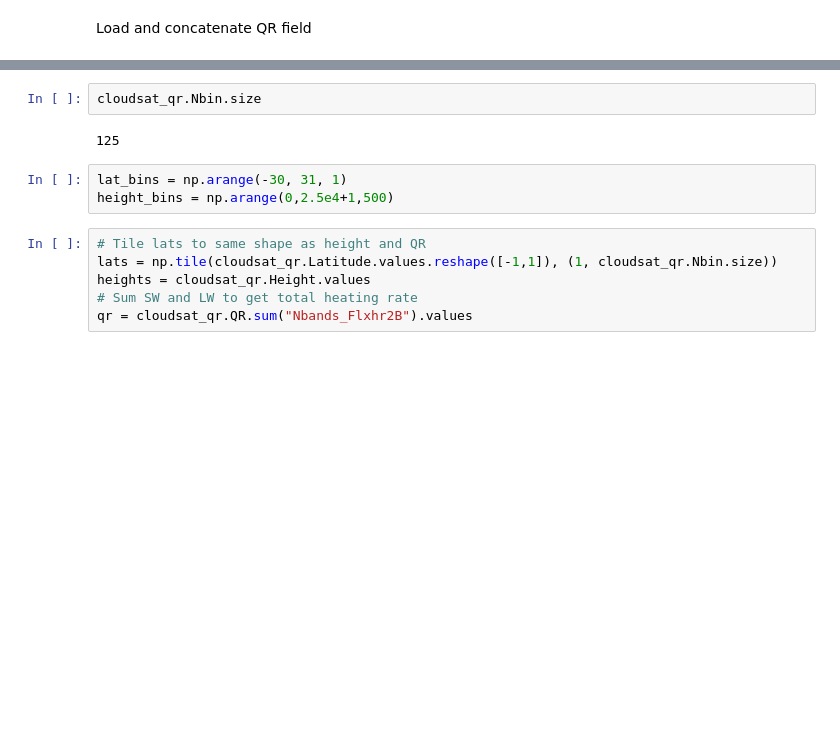
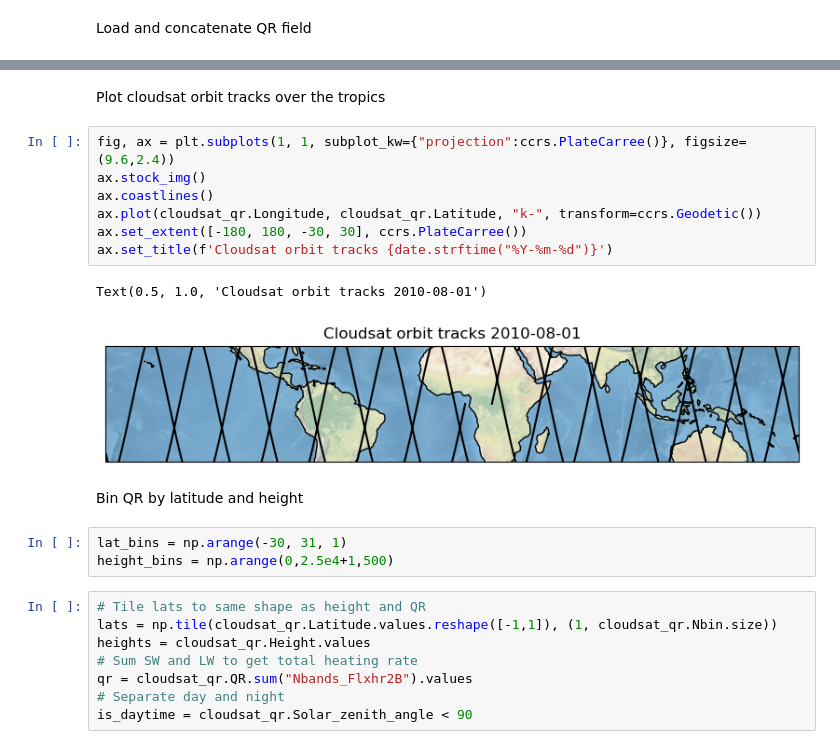
Before and after one commit to w-k-jones/CloudSatiPy, a Jupyter notebook: examples/zonal_heating_rates.ipynb, the cells around one changed output, grey strips where cells are left out. Saved outputs shown, nothing was run; the diff lists cells and outputs as text; blank space fills up the shorter version.

```diff
--- a/examples/zonal_heating_rates.ipynb
+++ b/examples/zonal_heating_rates.ipynb
@@ -77,10 +78,20 @@ Coordinates:
     product_version:    P2_R05
     start_time:         20100801011738
     end_time:           20100801025631
-# %%
-cloudsat_qr.Nbin.size
-# %% [output]
-125
+# %% [markdown]
+Plot cloudsat orbit tracks over the tropics
+# %%
+fig, ax = plt.subplots(1, 1, subplot_kw={"projection":ccrs.PlateCarree()}, figsize=(9.6,2.4))
+ax.stock_img()
+ax.coastlines()
+ax.plot(cloudsat_qr.Longitude, cloudsat_qr.Latitude, "k-", transform=ccrs.Geodetic())
+ax.set_extent([-180, 180, -30, 30], ccrs.PlateCarree())
+ax.set_title(f'Cloudsat orbit tracks {date.strftime("%Y-%m-%d")}')
+# %% [output]
+Text(0.5, 1.0, 'Cloudsat orbit tracks 2010-08-01')
+[figure, added]
+# %% [markdown]
+Bin QR by latitude and height
 # %%
 lat_bins = np.arange(-30, 31, 1)
 height_bins = np.arange(0,2.5e4+1,500)
@@ -90,5 +101,7 @@ lats = np.tile(cloudsat_qr.Latitude.values.reshape([-1,1]), (1, cloudsat_qr.Nbin
 heights = cloudsat_qr.Height.values
 # Sum SW and LW to get total heating rate
 qr = cloudsat_qr.QR.sum("Nbands_Flxhr2B").values
+# Separate day and night
+is_daytime = cloudsat_qr.Solar_zenith_angle < 90
 # %%
 # Bin data by latitude and height and calculate mean
```
Also changed, not shown: parts of 13 cells of this notebook.
